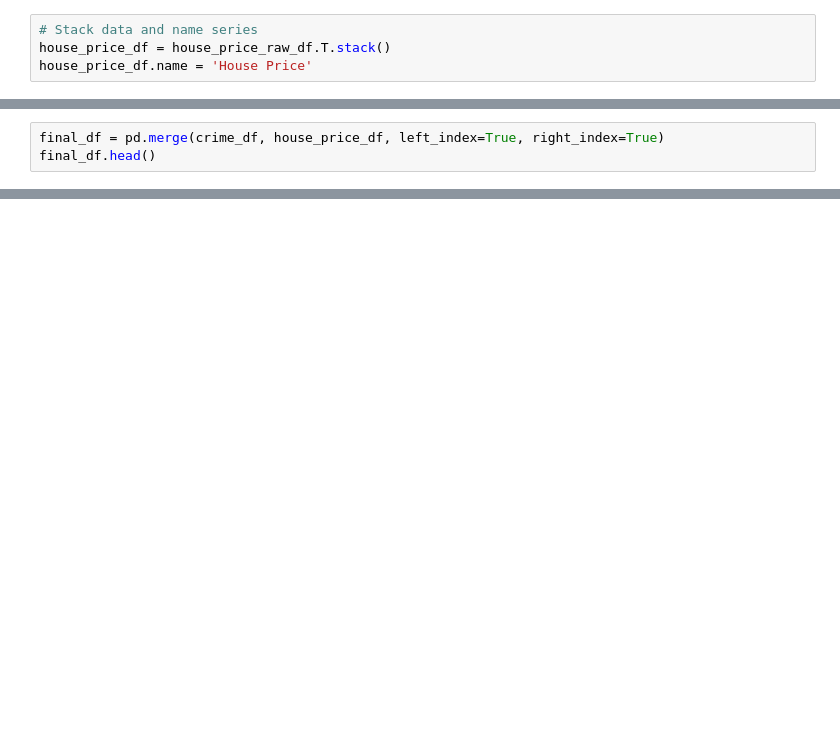
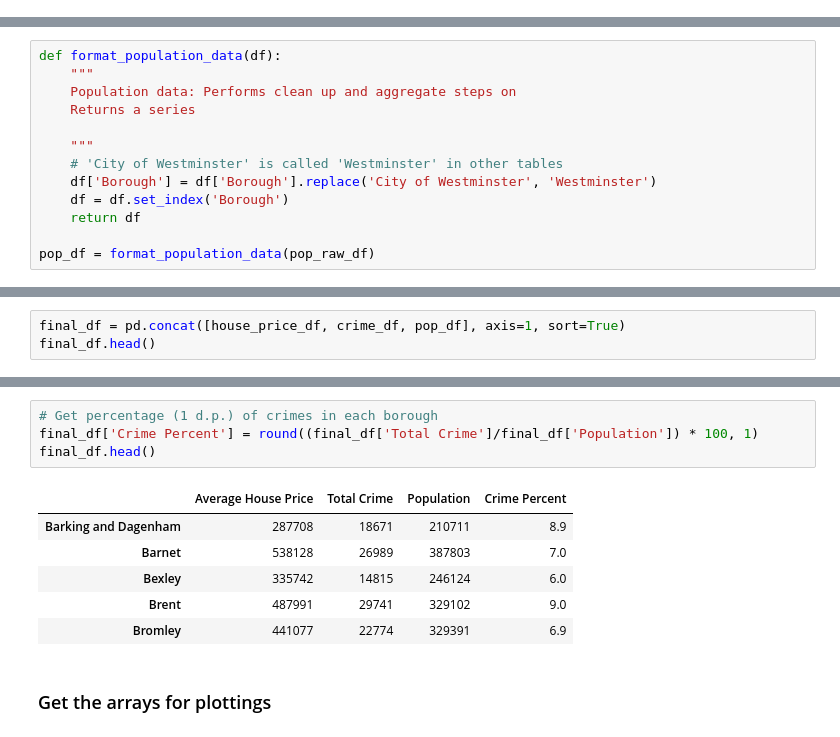
Before and after one commit to sabi-h/AppliedDataScience, a Jupyter notebook: Course2 - Applied Plotting, Charting & Data Representation in Python/week4/London house price and crime rate analysis.ipynb, the cells around one changed output, grey strips where cells are left out. Saved outputs shown, nothing was run; the diff lists cells and outputs as text; blank space fills up the shorter version.

```diff
--- a/Course2 - Applied Plotting, Charting & Data Representation in Python/week4/London house price and crime rate analysis.ipynb
+++ b/Course2 - Applied Plotting, Charting & Data Representation in Python/week4/London house price and crime rate analysis.ipynb
@@ -64,4 +99,0 @@ house_price_raw_df.index = house_price_raw_df.index.map(lambda x: x.strftime('%Y
-# %%
-# Stack data and name series
-house_price_df = house_price_raw_df.T.stack()
-house_price_df.name = 'House Price'
@@ -68 +102,14 @@ house_price_df.name = 'House Price'
+# %%
+def format_population_data(df):
+    """
+    Population data: Performs clean up and aggregate steps on
+    Returns a series
+
+    """
+    # 'City of Westminster' is called 'Westminster' in other tables
+    df['Borough'] = df['Borough'].replace('City of Westminster', 'Westminster')
+    df = df.set_index('Borough')
+    return df
+
+pop_df = format_population_data(pop_raw_df)
 # %% [markdown]
@@ -79,0 +117,3 @@ Name: Crime, dtype: int64
+# %%
+final_df = pd.concat([house_price_df, crime_df, pop_df], axis=1, sort=True)
+final_df.head()
@@ -107,3 +137,0 @@ house_price_df.index.names = ['Borough', 'Period']
-# %%
-final_df = pd.merge(crime_df, house_price_df, left_index=True, right_index=True)
-final_df.head()
@@ -123,0 +141,13 @@ dtype: float64
+# %%
+# Get percentage (1 d.p.) of crimes in each borough
+final_df['Crime Percent'] = round((final_df['Total Crime']/final_df['Population']) * 100, 1)
+final_df.head()
+# %% [output]
+|  | Average House Price | Total Crime | Population | Crime Percent |
+| Barking and Dagenham | 287708 | 18671 | 210711 | 8.9 |
+| Barnet | 538128 | 26989 | 387803 | 7.0 |
+| Bexley | 335742 | 14815 | 246124 | 6.0 |
+| Brent | 487991 | 29741 | 329102 | 9.0 |
+| Bromley | 441077 | 22774 | 329391 | 6.9 |
+# %% [markdown]
+### Get the arrays for plottings
```
Also changed, not shown: parts of 29 cells of this notebook, 4 other files.
